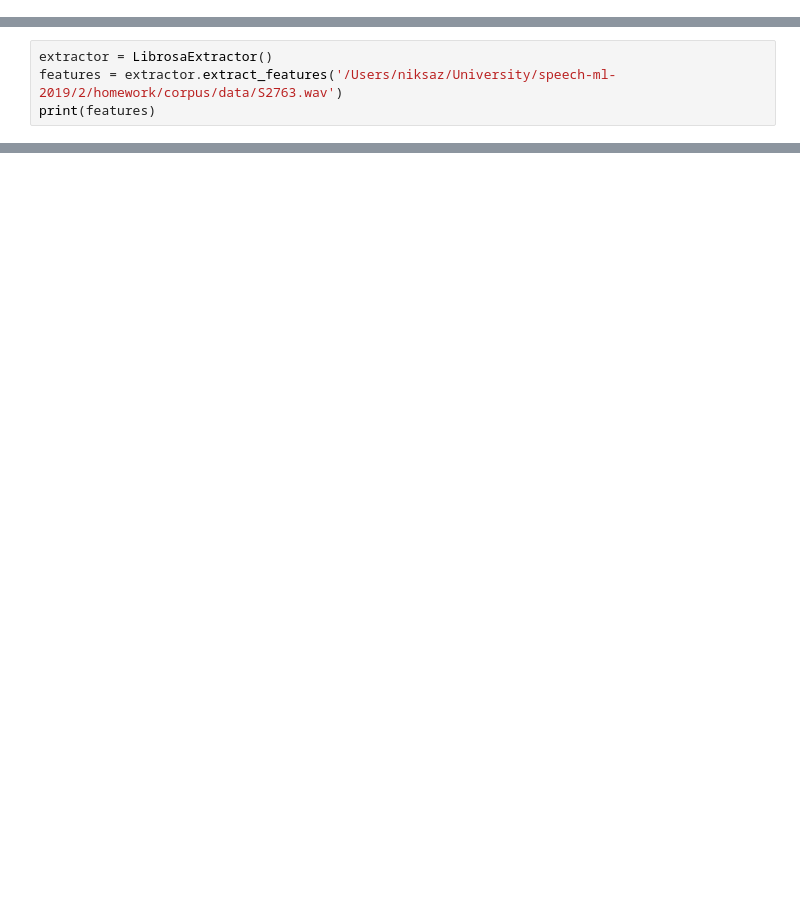
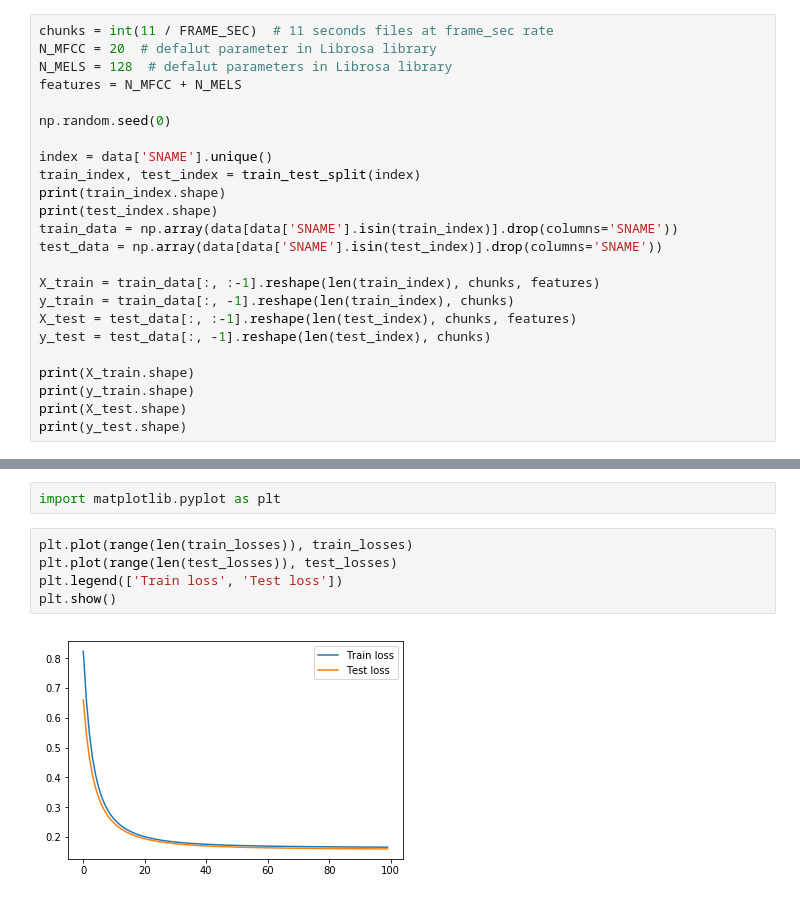
Before and after one commit to niksaz/speech-ml-2019, a Jupyter notebook: 2/homework/homework.ipynb, the cells around one changed output, grey strips where cells are left out. Saved outputs shown, nothing was run; the diff lists cells and outputs as text; blank space fills up the shorter version.

```diff
--- a/2/homework/homework.ipynb
+++ b/2/homework/homework.ipynb
@@ -72,0 +37,24 @@ test_data = np.array(data[data['SNAME'].isin(test_index)].drop(columns='SNAME'))
+# %%
+chunks = int(11 / FRAME_SEC)  # 11 seconds files at frame_sec rate
+N_MFCC = 20  # defalut parameter in Librosa library
+N_MELS = 128  # defalut parameters in Librosa library
+features = N_MFCC + N_MELS
+
+np.random.seed(0)
+
+index = data['SNAME'].unique()
+train_index, test_index = train_test_split(index)
+print(train_index.shape)
+print(test_index.shape)
+train_data = np.array(data[data['SNAME'].isin(train_index)].drop(columns='SNAME'))
+test_data = np.array(data[data['SNAME'].isin(test_index)].drop(columns='SNAME'))
+
+X_train = train_data[:, :-1].reshape(len(train_index), chunks, features)
+y_train = train_data[:, -1].reshape(len(train_index), chunks)
+X_test = test_data[:, :-1].reshape(len(test_index), chunks, features)
+y_test = test_data[:, -1].reshape(len(test_index), chunks)
+
+print(X_train.shape)
+print(y_train.shape)
+print(X_test.shape)
+print(y_test.shape)
@@ -183,4 +100,0 @@ with torch.no_grad():
-# %%
-extractor = LibrosaExtractor()
-features = extractor.extract_features('/Users/niksaz/University/speech-ml-2019/2/homework/corpus/data/S2763.wav')
-print(features)
@@ -204,0 +164,9 @@ print(features)
+# %%
+import matplotlib.pyplot as plt
+# %%
+plt.plot(range(len(train_losses)), train_losses)
+plt.plot(range(len(test_losses)), test_losses)
+plt.legend(['Train loss', 'Test loss'])
+plt.show()
+# %% [output]
+[figure, added]
```
Also changed, not shown: parts of 13 cells of this notebook, 2 other files.
